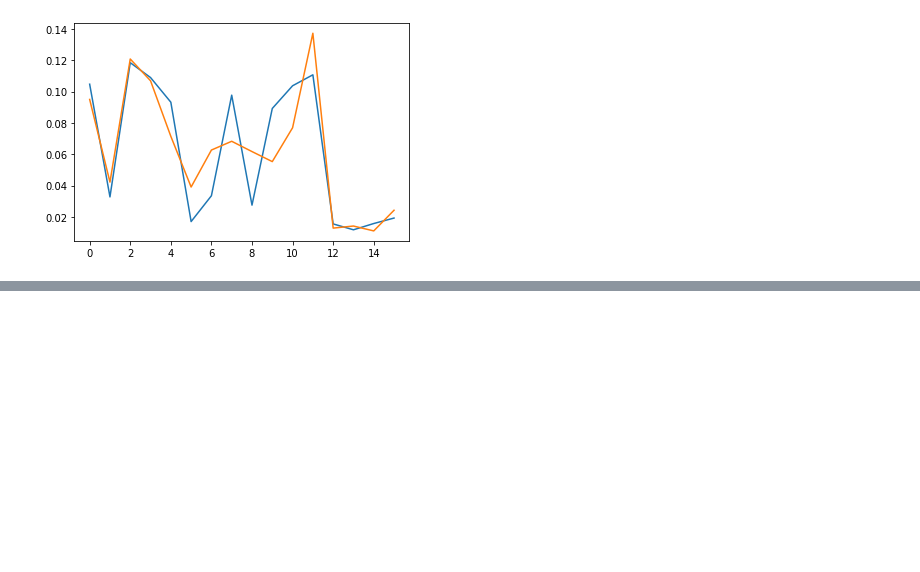
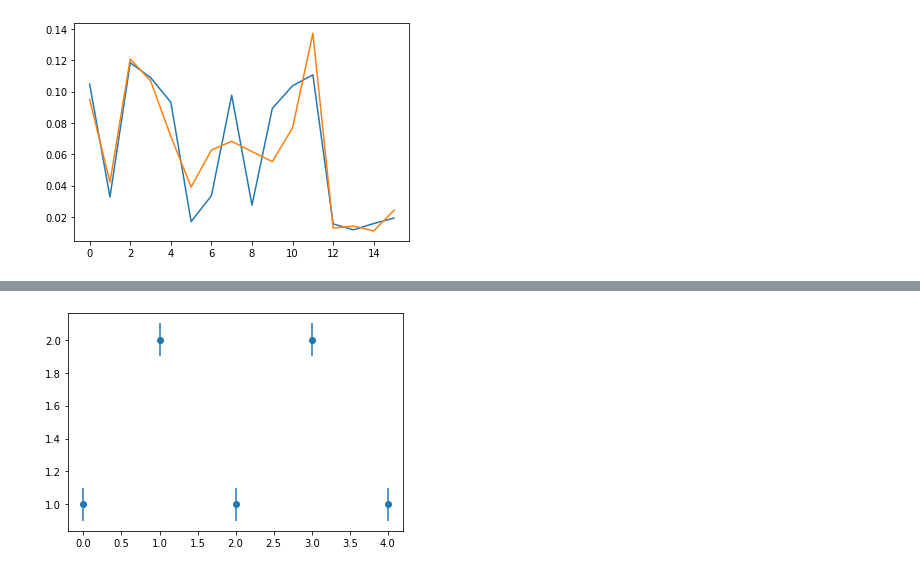
Before and after one commit to woojjn/QBM, a Jupyter notebook: visualize.ipynb, the cells around one changed output, grey strips where cells are left out. Cells and saved outputs as stored; diff of their text form; code cells hidden in the pictures; blank space fills up the shorter version.

```diff
--- a/visualize.ipynb
+++ b/visualize.ipynb
@@ -140,0 +122,11 @@ random.randint(0, 2)
+# %%
+x = range(5)
+y = [1, 2, 1, 2, 1]
+ymin = [0.1]*5
+ymax = [0.1]*5
+yerr = [ymin, ymax]
+
+plt.errorbar(x, y, yerr=yerr, fmt='o')
+plt.show()
+# %% [output]
+[figure, added]
```
Also changed, not shown: parts of 6 cells of this notebook, 1 other file.
